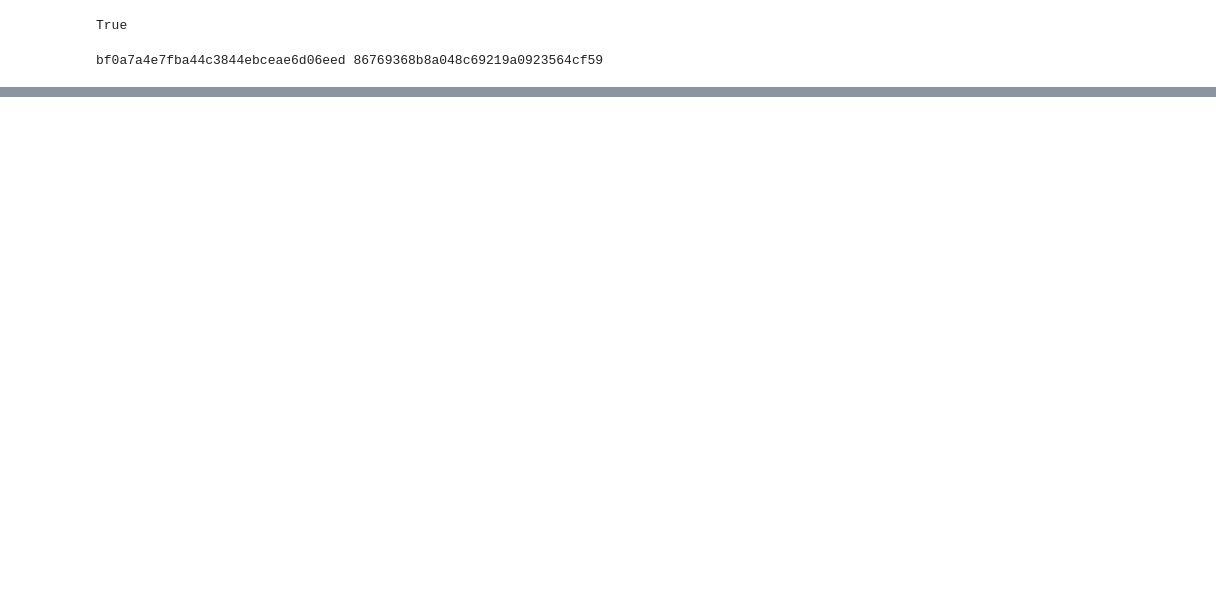
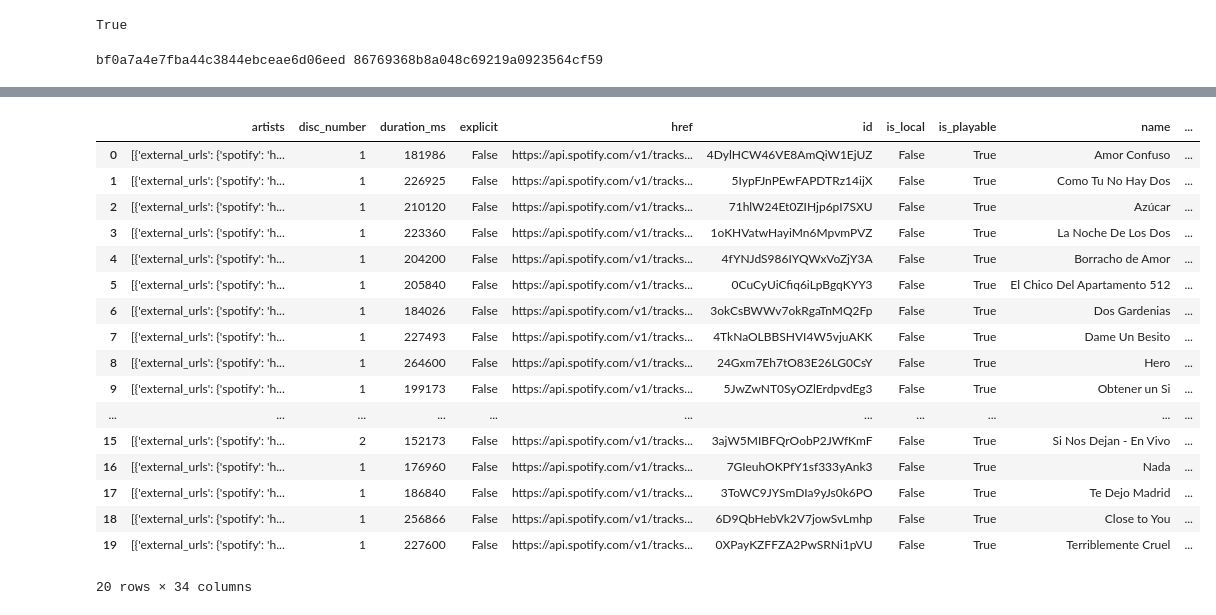
Before and after one commit to EduardoGlez01/web-api-examples, a Jupyter notebook: SPOTIFY API/120323_data-final-project.ipynb, the cells around one changed output, grey strips where cells are left out. Drawn from its saved outputs; the diff is of its cells as text; code cells hidden in the pictures; blank space fills up the shorter version.

```diff
--- a/SPOTIFY API/120323_data-final-project.ipynb
+++ b/SPOTIFY API/120323_data-final-project.ipynb
@@ -139,0 +166,38 @@ songs
+# %%
+##Second funtion, this one is more simple, but I added Params for market and the popularity order
+def get_songs_by_genre(token, genre_name, market, popularity_order="asc"):
+    url = "https://api.spotify.com/v1/recommendations"
+    headers = {
+        "Authorization": f"Bearer {token}",
+    }
+    params = {
+        "seed_genres": genre_name,
+        "market": market,
+        "popularity": popularity_order
+    }
+    result = requests.get(url, headers=headers, params=params)
+    json_result = result.json()["tracks"]
+    return json_result
+# %%
+##Get results and normalize.
+songs_by_genre = get_songs_by_genre(token, "spanish", "US", popularity_order="asc")
+pd.json_normalize(songs_by_genre)
+# %% [output]
+|  | artists | disc_number | duration_ms | explicit | href | id | is_local | is_playable | name | ... |
+| 0 | [{'external_urls': {'spotify': 'h... | 1 | 181986 | False | https://api.spotify.com/v1/tracks... | 4DylHCW46VE8AmQiW1EjUZ | False | True | Amor Confuso | ... |
+| 1 | [{'external_urls': {'spotify': 'h... | 1 | 226925 | False | https://api.spotify.com/v1/tracks... | 5IypFJnPEwFAPDTRz14ijX | False | True | Como Tu No Hay Dos | ... |
+| 2 | [{'external_urls': {'spotify': 'h... | 1 | 210120 | False | https://api.spotify.com/v1/tracks... | 71hlW24Et0ZIHjp6pI7SXU | False | True | Azúcar | ... |
+| 3 | [{'external_urls': {'spotify': 'h... | 1 | 223360 | False | https://api.spotify.com/v1/tracks... | 1oKHVatwHayiMn6MpvmPVZ | False | True | La Noche De Los Dos | ... |
+| 4 | [{'external_urls': {'spotify': 'h... | 1 | 204200 | False | https://api.spotify.com/v1/tracks... | 4fYNJdS986IYQWxVoZjY3A | False | True | Borracho de Amor | ... |
+| 5 | [{'external_urls': {'spotify': 'h... | 1 | 205840 | False | https://api.spotify.com/v1/tracks... | 0CuCyUiCfiq6iLpBgqKYY3 | False | True | El Chico Del Apartamento 512 | ... |
+| 6 | [{'external_urls': {'spotify': 'h... | 1 | 184026 | False | https://api.spotify.com/v1/tracks... | 3okCsBWWv7okRgaTnMQ2Fp | False | True | Dos Gardenias | ... |
+| 7 | [{'external_urls': {'spotify': 'h... | 1 | 227493 | False | https://api.spotify.com/v1/tracks... | 4TkNaOLBBSHVI4W5vjuAKK | False | True | Dame Un Besito | ... |
+| 8 | [{'external_urls': {'spotify': 'h... | 1 | 264600 | False | https://api.spotify.com/v1/tracks... | 24Gxm7Eh7tO83E26LG0CsY | False | True | Hero | ... |
+| 9 | [{'external_urls': {'spotify': 'h... | 1 | 199173 | False | https://api.spotify.com/v1/tracks... | 5JwZwNT0SyOZlErdpvdEg3 | False | True | Obtener un Si | ... |
+| ... | ... | ... | ... | ... | ... | ... | ... | ... | ... | ... |
+| 15 | [{'external_urls': {'spotify': 'h... | 2 | 152173 | False | https://api.spotify.com/v1/tracks... | 3ajW5MIBFQrOobP2JWfKmF | False | True | Si Nos Dejan - En Vivo | ... |
+| 16 | [{'external_urls': {'spotify': 'h... | 1 | 176960 | False | https://api.spotify.com/v1/tracks... | 7GIeuhOKPfY1sf333yAnk3 | False | True | Nada | ... |
+| 17 | [{'external_urls': {'spotify': 'h... | 1 | 186840 | False | https://api.spotify.com/v1/tracks... | 3ToWC9JYSmDIa9yJs0k6PO | False | True | Te Dejo Madrid | ... |
+| 18 | [{'external_urls': {'spotify': 'h... | 1 | 256866 | False | https://api.spotify.com/v1/tracks... | 6D9QbHebVk2V7jowSvLmhp | False | True | Close to You | ... |
+| 19 | [{'external_urls': {'spotify': 'h... | 1 | 227600 | False | https://api.spotify.com/v1/tracks... | 0XPayKZFFZA2PwSRNi1pVU | False | True | Terriblemente Cruel | ... |
+20 rows × 34 columns
```
Also changed, not shown: parts of 25 cells of this notebook, 7 other files.
